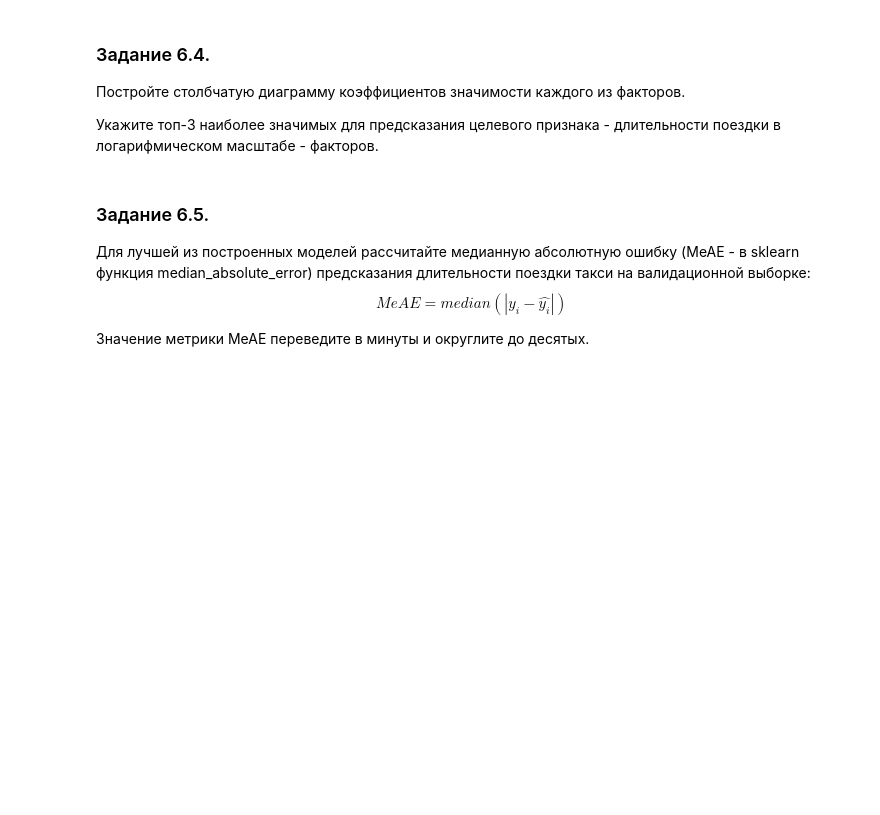
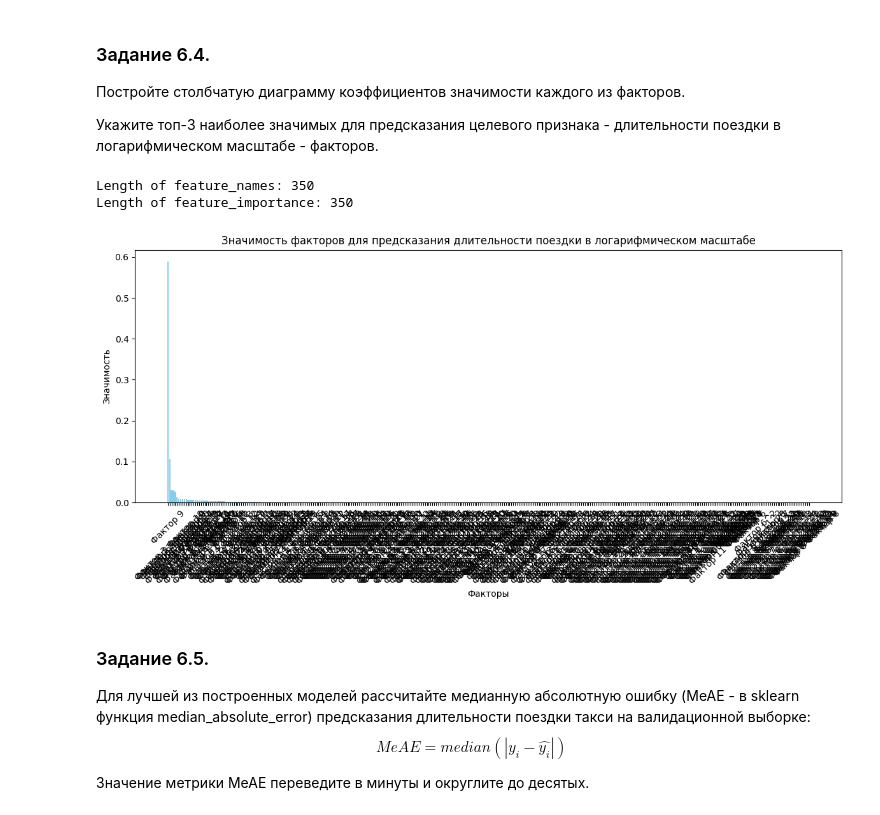
Before and after one commit to ArtemyiMelehin/PROJECT-5.-----------------, a Jupyter notebook: Предсказание цены на такси.ipynb, the cells around one changed output. Saved outputs shown, nothing was run; the diff lists cells and outputs as text; code cells hidden in the pictures; blank space fills up the shorter version.

```diff
--- a/Предсказание цены на такси.ipynb
+++ b/Предсказание цены на такси.ipynb
@@ -1739,9 +1528,9 @@ use_inf_as_na option is deprecated and will be removed in a future version. Conv
 # %%
-dtr=tree.DecisionTreeRegressor(max_depth=10, random_state=42)
+dtr=tree.DecisionTreeRegressor(max_depth=11, random_state=42)
 dtr.fit(X_train_poly, y_train_log)
 y_train_predict_dt=dtr.predict(X_train_poly)
 y_valid_predict_dt=dtr.predict(X_valid_poly)
 
 print('Best RSMLE score on training data {:.2f}'.format(np.sqrt(metrics.mean_squared_error(y_train_log, y_train_predict_dt))))
-print('Best RSMLE score on validtion data{:.2f}'.format(np.sqrt(metrics.mean_squared_error(y_valid_log, y_valid_predict_dt))))
+print('Best RSMLE score on validtion data {:.2f}'.format(np.sqrt(metrics.mean_squared_error(y_valid_log, y_valid_predict_dt))))
 # %% [output]
@@ -1797,7 +1574,8 @@ rf_model = ensemble.RandomForestRegressor(
     max_depth=12,
     criterion='squared_error',
     min_samples_split=20,
-    random_state=42
+    random_state=42,
+    verbose=True
 )
 
 # Обучаем модель
@@ -1833,7 +1618,8 @@ gbr_model = ensemble.GradientBoostingRegressor(
     n_estimators=100,
     max_depth=6,
     min_samples_split=30,
-    random_state=42
+    random_state=42,
+    verbose=True
 )
 
 # Обучаем модель
@@ -1862,38 +1666,45 @@ print(f"RMSLE на валидационной выборке: {val_rmsle:.2f}")
 Постройте столбчатую диаграмму коэффициентов значимости каждого из факторов.
 
 Укажите топ-3 наиболее значимых для предсказания целевого признака - длительности поездки в логарифмическом масштабе - факторов.
+# %%
+# ваш код здесь
+gb_model = ensemble.GradientBoostingRegressor(
+    learning_rate=0.5,
+    n_estimators=100,
+    max_depth=6,
+    min_samples_split=30,
+    random_state=42,
+    verbose=True
+)
+
+# Обучаем модель
+gb_model.fit(X_train_scaled, y_train_log)
+
+# Получение значимости факторов
+feature_importance = gb_model.feature_importances_
 # %%
-# ваш код здесь
-gb_model = ensemble.GradientBoostingRegressor(
-    learning_rate=0.5,
-    n_estimators=100,
-    max_depth=6,
-    min_samples_split=30,
-    random_state=42
-)
-
-# Обучаем модель
-gb_model.fit(X_train, y_train_log)
-
-# Получение значимости факторов
-feature_importance = gb_model.feature_importances_
+# Получение имен полиномиальных признаков
+feature_names = gb_model.get_feature_names_out(input_features=[f'Фактор {i}' for i in range(len(selected_features))])
 
 # Создание DataFrame для удобства
-feature_names = [f'Фактор {feature}' for i, feature in enumerate(selected_features)]
 importance_df = pd.DataFrame({'Фактор': feature_names, 'Важность': feature_importance})
 
 # Сортировка по значимости
 importance_sorted = importance_df.sort_values(by='Важность', ascending=False)
 
 # Построение столбчатой диаграммы
 plt.figure(figsize=(12, 6))
 plt.bar(importance_sorted['Фактор'], importance_sorted['Важность'], color='skyblue')
 plt.xlabel('Факторы')
 plt.ylabel('Значимость')
 plt.title('Значимость факторов для предсказания длительности поездки в логарифмическом масштабе')
 plt.xticks(rotation=45)
 plt.tight_layout()
 plt.show()
+# %% [output]
+Length of feature_names: 350
+Length of feature_importance: 350
+[figure, added]
 # %% [markdown]
 ### Задание 6.5.
 Для лучшей из построенных моделей рассчитайте медианную абсолютную ошибку (MeAE - в sklearn функция median_absolute_error) предсказания длительности поездки такси на валидационной выборке:
```
Also changed, not shown: parts of 44 cells of this notebook, 1 other file.
